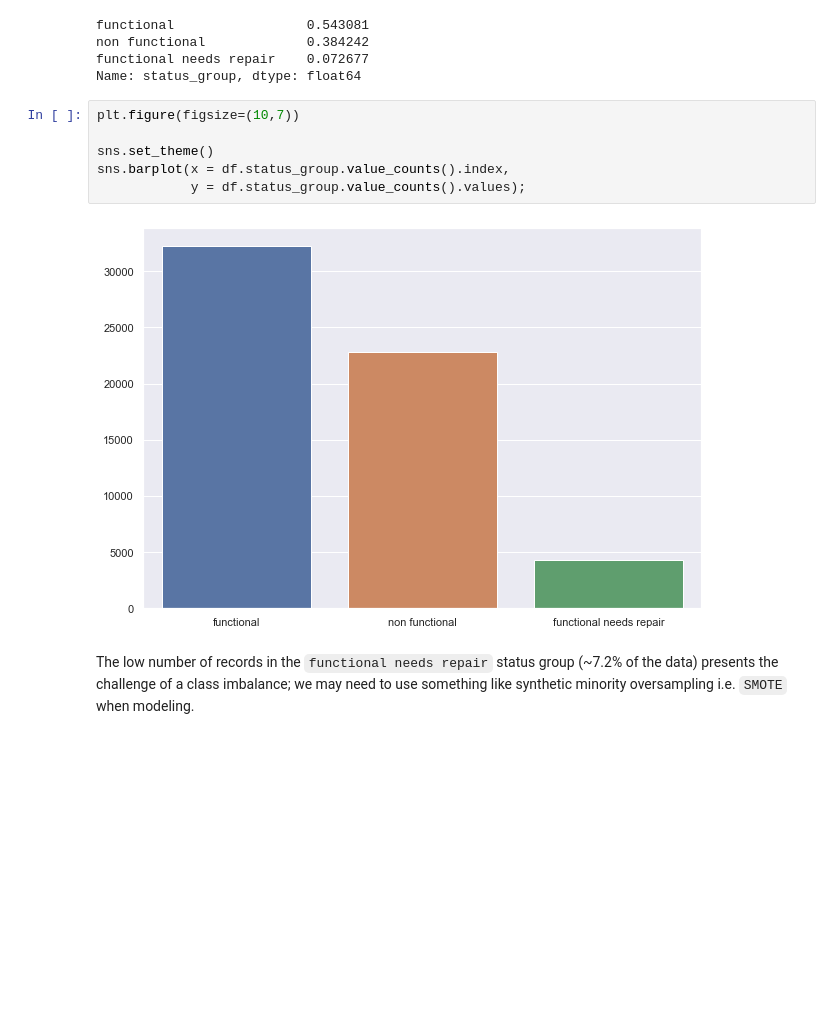
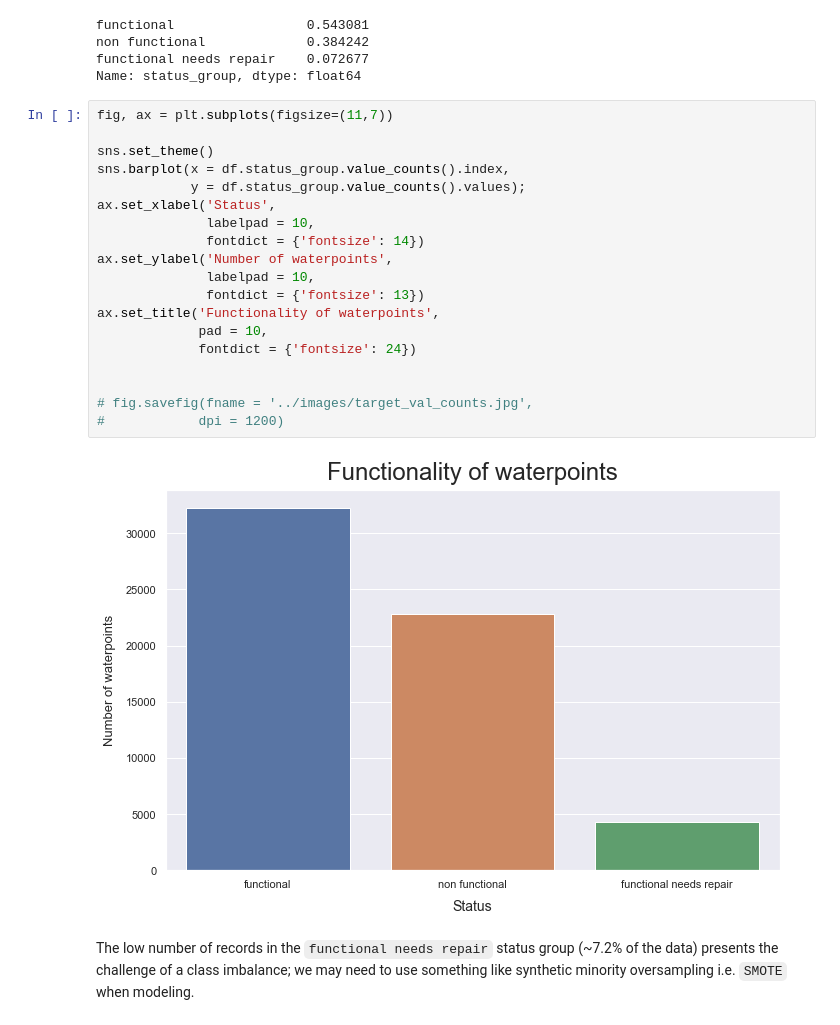
Before and after one commit to toastdeini/Waterpoint-functionality-in-Tanzania, a Jupyter notebook: Jupyter_Notebooks/Exploratory_Analysis_and_Cleaning.ipynb, the cells around one changed output. Cells and saved outputs as stored; diff of their text form; blank space fills up the shorter version.

```diff
--- a/Jupyter_Notebooks/Exploratory_Analysis_and_Cleaning.ipynb
+++ b/Jupyter_Notebooks/Exploratory_Analysis_and_Cleaning.ipynb
@@ -196,14 +196,27 @@ functional                 0.543081
 non functional             0.384242
 functional needs repair    0.072677
 Name: status_group, dtype: float64
-# %%
-plt.figure(figsize=(10,7))
-
-sns.set_theme()
-sns.barplot(x = df.status_group.value_counts().index,
-            y = df.status_group.value_counts().values);
-# %% [output]
-[figure, removed]
+# %%
+fig, ax = plt.subplots(figsize=(11,7))
+
+sns.set_theme()
+sns.barplot(x = df.status_group.value_counts().index,
+            y = df.status_group.value_counts().values);
+ax.set_xlabel('Status',
+              labelpad = 10,
+              fontdict = {'fontsize': 14})
+ax.set_ylabel('Number of waterpoints',
+              labelpad = 10,
+              fontdict = {'fontsize': 13})
+ax.set_title('Functionality of waterpoints',
+             pad = 10,
+             fontdict = {'fontsize': 24})
+
+
+# fig.savefig(fname = '../images/target_val_counts.jpg',
+#            dpi = 1200)
+# %% [output]
+[figure, added]
 # %% [markdown]
 The low number of records in the `functional needs repair` status group (~7.2% of the data) presents the challenge of a class imbalance; we may need to use something like synthetic minority oversampling i.e. `SMOTE` when modeling.
 # %% [markdown]
```
Also changed, not shown: parts of 28 cells of this notebook.
